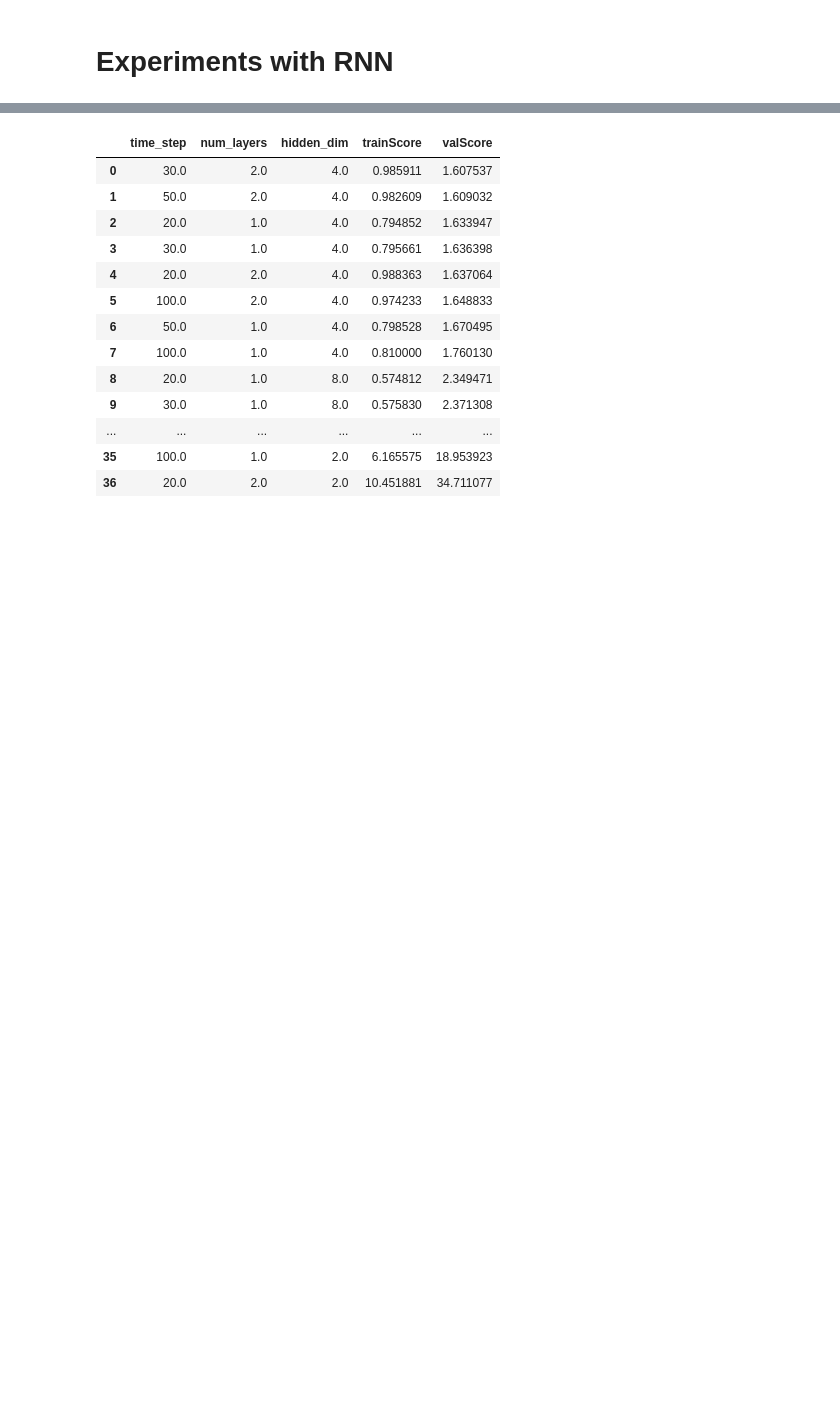
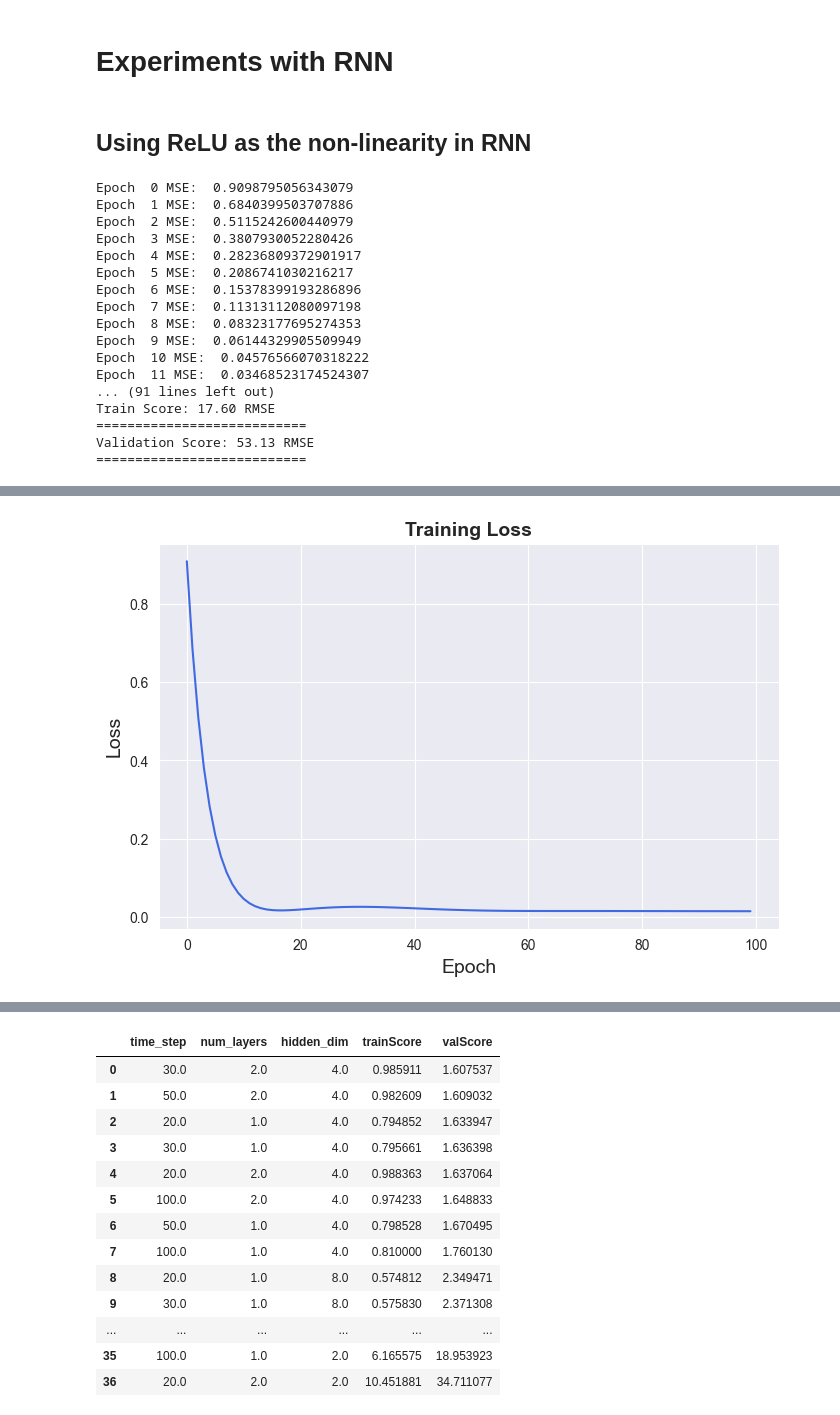
Before and after one commit to Satpat/Sequential-networks-for-Stonks, a Jupyter notebook: final_code_git.ipynb, the cells around one changed output, grey strips where cells are left out. Drawn from its saved outputs; the diff is of its cells as text; code cells hidden in the pictures; blank space fills up the shorter version.

```diff
--- a/final_code_git.ipynb
+++ b/final_code_git.ipynb
@@ -492,3 +553,5 @@ Validation Score: 47.39 RMSE
 [figure]
 # %% [markdown]
 # Experiments with RNN
+# %% [markdown]
+## Using ReLU as the non-linearity in RNN
@@ -494,0 +585,37 @@ Validation Score: 47.39 RMSE
+# %%
+#parameters for RNN
+input_dim = 1
+hidden_dim = 1
+num_layers = 1
+output_dim = 1
+num_epochs = 100
+lr = 0.01
+loss_type = torch.nn.MSELoss(reduction='mean')
+optimiser = torch.optim.Adam
+time_step = 20
+
+#declaring the model
+torch.manual_seed(42)
+relu_rnn = RNN_relu(input_dim = input_dim, hidden_dim = hidden_dim, output_dim = output_dim, layer_dim = num_layers)
+relu_rnn = to_device(relu_rnn, device)
+
+#training and evaluating model
+evaluate_single_model(relu_rnn, num_epochs, lr, loss_type, optimiser, time_step)
+# %% [output]
+Epoch  0 MSE:  0.9098795056343079
+Epoch  1 MSE:  0.6840399503707886
+Epoch  2 MSE:  0.5115242600440979
+Epoch  3 MSE:  0.3807930052280426
+Epoch  4 MSE:  0.28236809372901917
+Epoch  5 MSE:  0.2086741030216217
+Epoch  6 MSE:  0.15378399193286896
+Epoch  7 MSE:  0.11313112080097198
+Epoch  8 MSE:  0.08323177695274353
+Epoch  9 MSE:  0.06144329905509949
+Epoch  10 MSE:  0.04576566070318222
+Epoch  11 MSE:  0.03468523174524307
+... (91 lines left out)
+Train Score: 17.60 RMSE
+===========================
+Validation Score: 53.13 RMSE
+===========================
@@ -495,3 +623,4 @@ Validation Score: 47.39 RMSE
+[figure, added]
 # %%
 #constant parameters
 input_dim = 1
```
Also changed, not shown: parts of 22 cells of this notebook.
